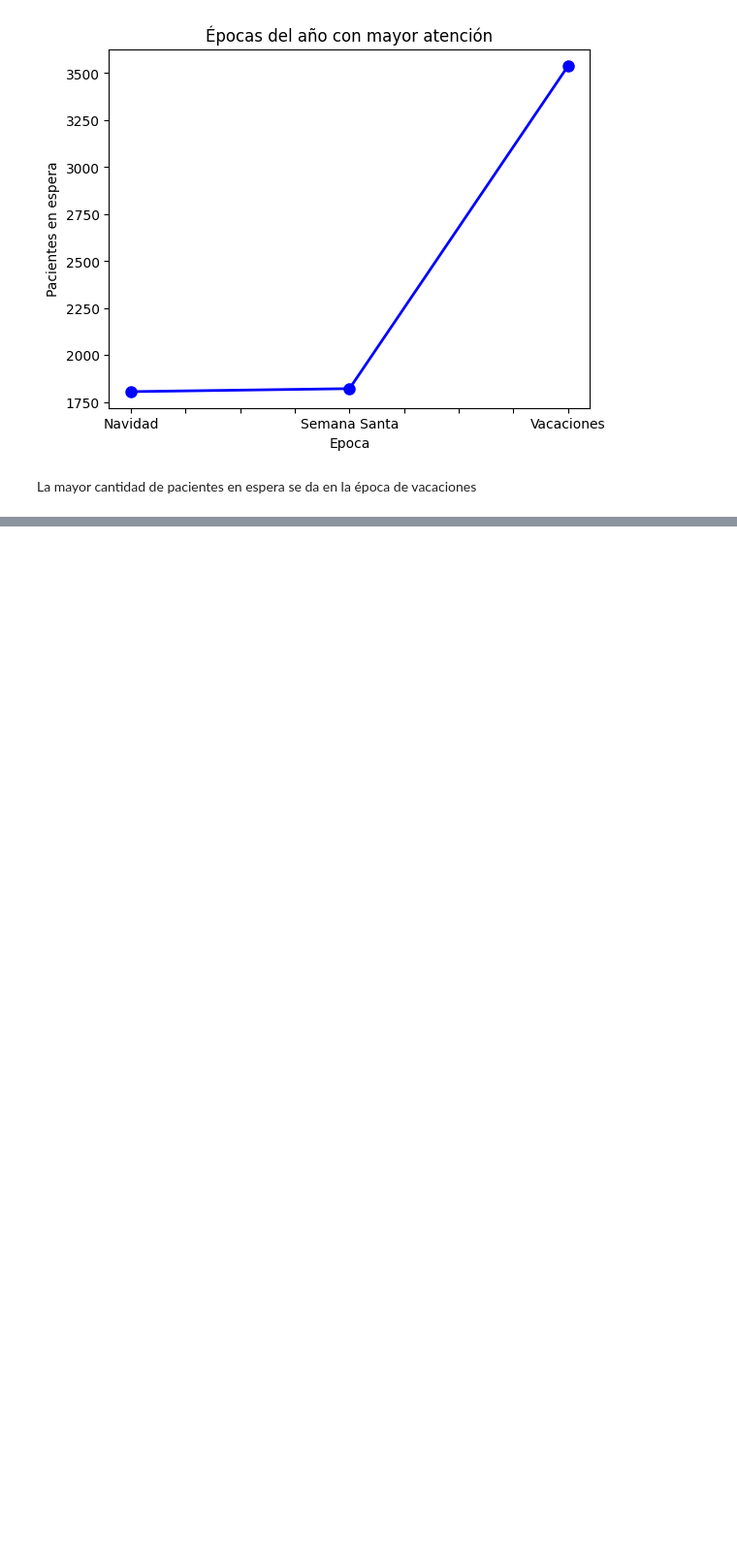
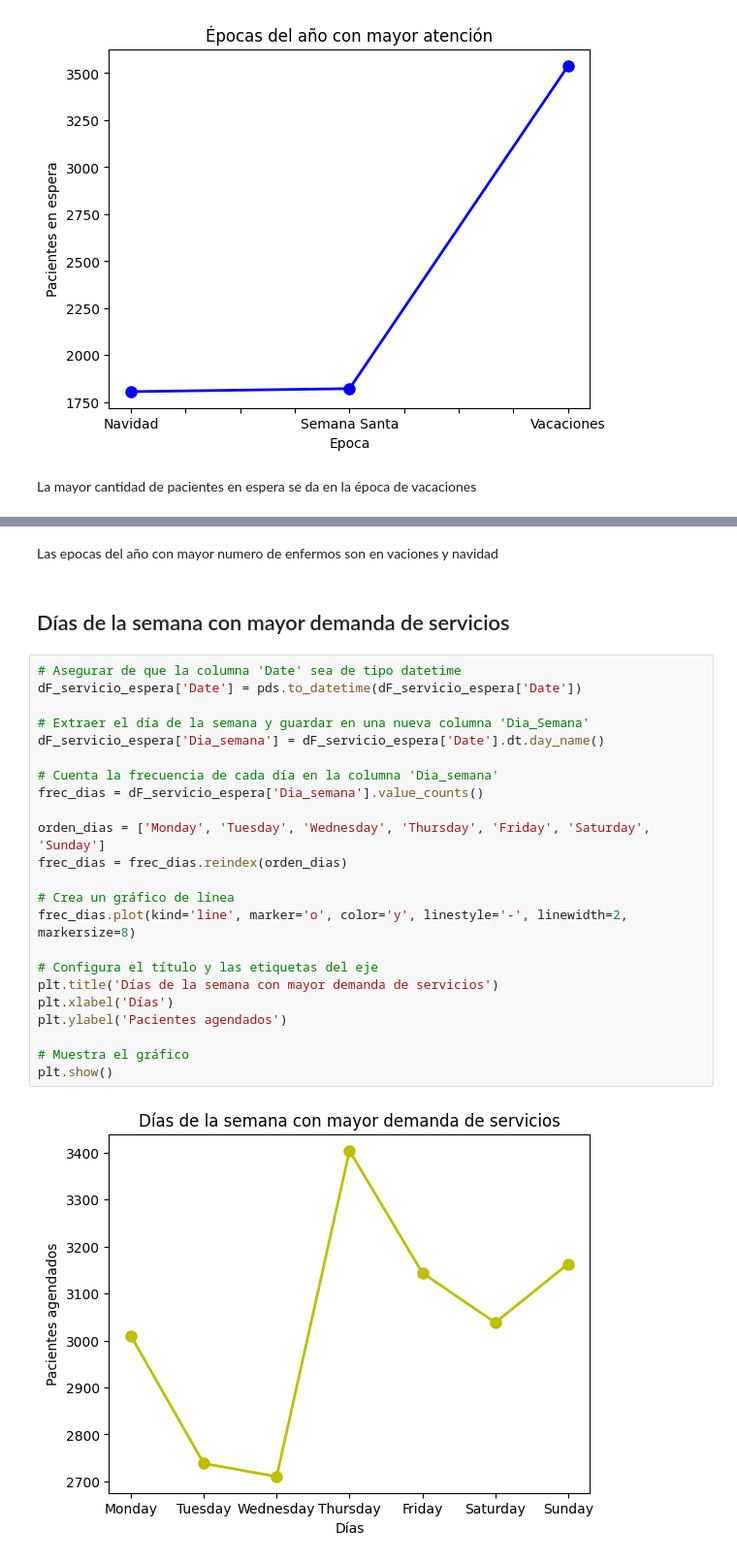
Before and after one commit to Jujo2040751/Proyecto-DataScience, a Jupyter notebook: Epocas-del-año.ipynb, the cells around one changed output, grey strips where cells are left out. Shown: that part at 97% size. Cells and saved outputs as stored; diff of their text form; blank space fills up the shorter version.

```diff
--- a/Epocas-del-año.ipynb
+++ b/Epocas-del-año.ipynb
@@ -91,0 +121,29 @@ La mayor cantidad de pacientes en espera se da en la época de vacaciones
+# %% [markdown]
+Las epocas del año con mayor numero de enfermos son en vaciones y navidad
+# %% [markdown]
+<h2>Días de la semana con mayor demanda de servicios
+# %%
+# Asegurar de que la columna 'Date' sea de tipo datetime
+dF_servicio_espera['Date'] = pds.to_datetime(dF_servicio_espera['Date'])
+
+# Extraer el día de la semana y guardar en una nueva columna 'Dia_Semana'
+dF_servicio_espera['Dia_semana'] = dF_servicio_espera['Date'].dt.day_name()
+
+# Cuenta la frecuencia de cada día en la columna 'Dia_semana'
+frec_dias = dF_servicio_espera['Dia_semana'].value_counts()
+
+orden_dias = ['Monday', 'Tuesday', 'Wednesday', 'Thursday', 'Friday', 'Saturday', 'Sunday']
+frec_dias = frec_dias.reindex(orden_dias)
+
+# Crea un gráfico de línea
+frec_dias.plot(kind='line', marker='o', color='y', linestyle='-', linewidth=2, markersize=8)
+
+# Configura el título y las etiquetas del eje
+plt.title('Días de la semana con mayor demanda de servicios')
+plt.xlabel('Días')
+plt.ylabel('Pacientes agendados')
+
+# Muestra el gráfico
+plt.show()
+# %% [output]
+[figure, added]
```
Also changed, not shown: parts of 4 cells of this notebook.
